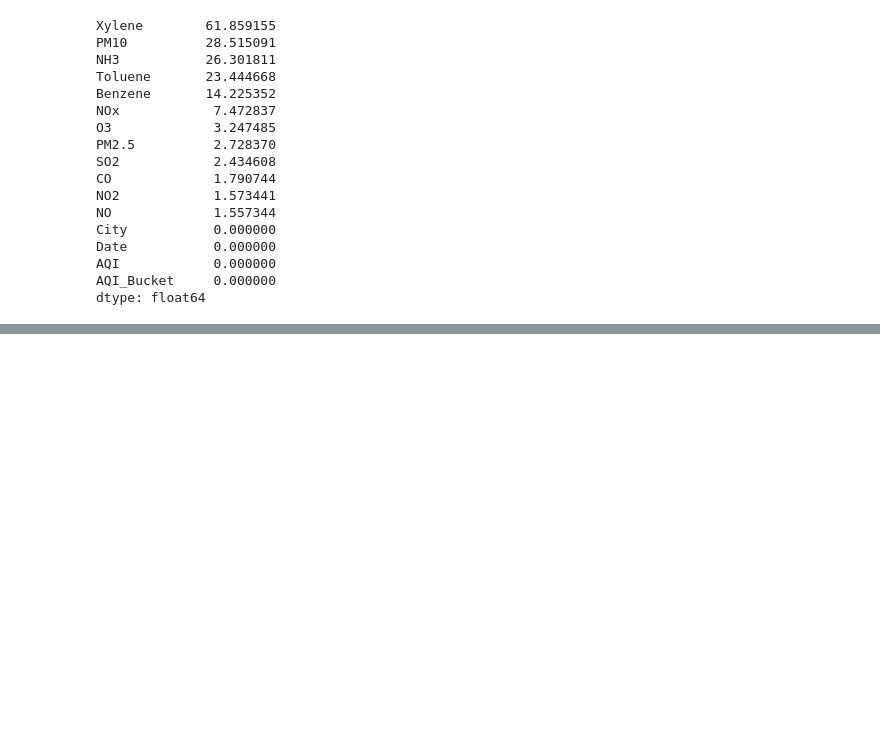
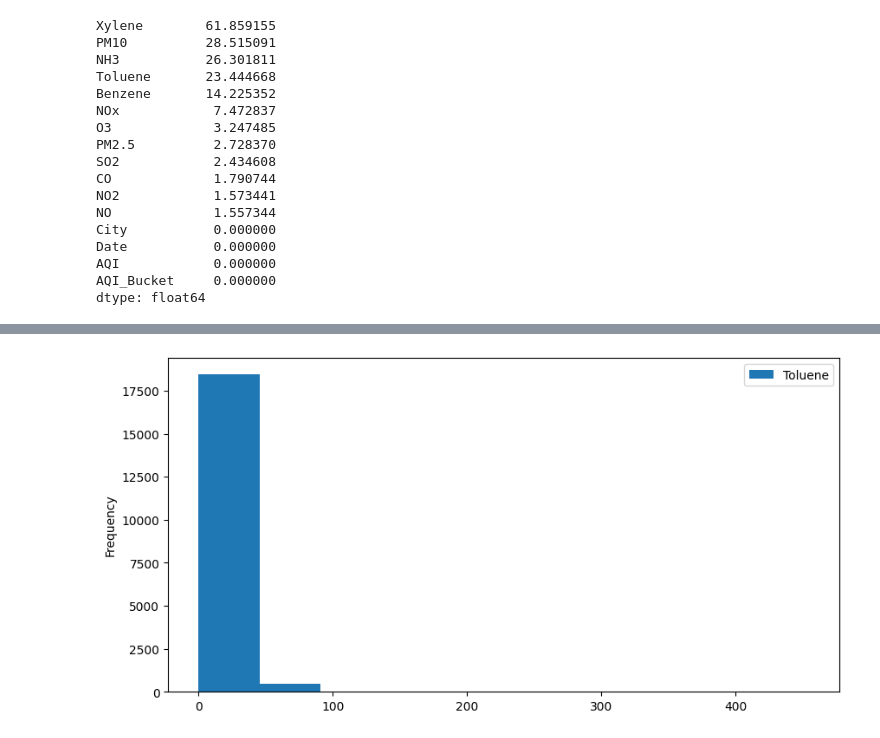
Before and after one commit to Omsongire23/AQI-Prediction-Model, a Jupyter notebook: AQI Model.ipynb, the cells around one changed output, grey strips where cells are left out. Cells and saved outputs as stored; diff of their text form; code cells hidden in the pictures; blank space fills up the shorter version.

```diff
--- a/AQI Model.ipynb
+++ b/AQI Model.ipynb
@@ -165,0 +185,6 @@ dtype: float64
+# %%
+df['Toluene'].plot(kind = 'hist', figsize=(10,5))
+plt.legend()
+plt.show()
+# %% [output]
+[figure, added]
```
Also changed, not shown: parts of 34 cells of this notebook.
